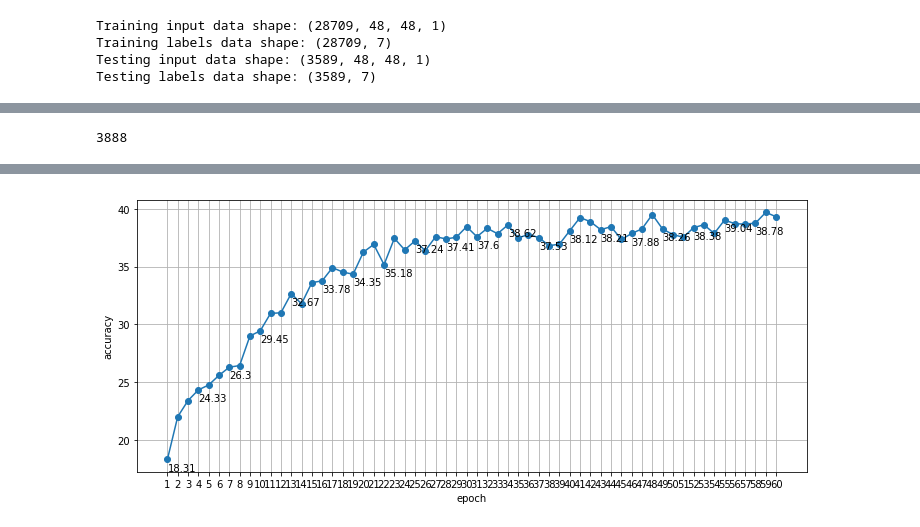
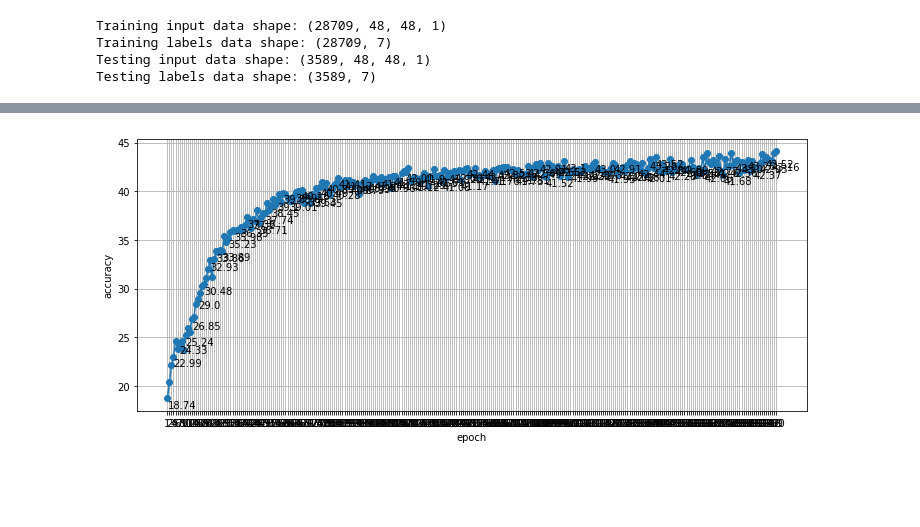
Before and after one commit to aparecidovieira/facial_expression_recog, a Jupyter notebook: facial_expression.ipynb, the cells around one changed output, grey strips where cells are left out. Saved outputs shown, nothing was run; the diff lists cells and outputs as text; code cells hidden in the pictures; blank space fills up the shorter version.

```diff
--- a/facial_expression.ipynb
+++ b/facial_expression.ipynb
@@ -85,7 +85,7 @@ Emoion : angry
 from sklearn.utils import shuffle
 from sklearn.model_selection import train_test_split
 
-X_tr, X_val, Y_tr, Y_val = train_test_split(X_tr, Y_tr, test_size=0.3, random_state=0)
+X_tr, X_val, Y_tr, Y_val = train_test_split(X_tr, Y_tr, test_size=0.2, random_state=0)
 # %%
 tf.reset_default_graph()
 sess = tf.Session()
@@ -184,19 +274,17 @@ def CNN(x_):
 
 x = tf.placeholder(dtype=tf.float32, shape=(None, 48, 48, 1))
 y = tf.placeholder(dtype=tf.float32, shape=(None, n_classes))
-
-epochs = 60
+n_labels = 7
+epochs = 300
 batch_size = 512
-logits = CNN(x)
+logits = cnn(x)
-# %% [output]
-3888
 # %%
 softmax = tf.nn.softmax(logits)
-learning_rate = 8e-4
+learning_rate = 1e-4
 loss = tf.reduce_mean(tf.nn.softmax_cross_entropy_with_logits(logits=logits, labels=y))
 optimizer = tf.train.AdamOptimizer(learning_rate, beta1=0.9, beta2=0.99).minimize(loss)
 
-prediction = tf.equal(tf.argmax(logits, 1), tf.argmax(y, 1))
+prediction = tf.equal(tf.argmax(softmax, 1), tf.argmax(y, 1))
 accuracy = tf.reduce_mean(tf.cast(prediction, dtype=tf.float32))
 # %%
 acc_map = []
@@ -214,10 +302,14 @@ try:
             for offset in range(0, samples, batch_size):
                 end = offset+batch_size
                 xs_batch, ys_batch = X_train[offset:end], Y_train[offset:end]
-                loss_, _, acc_ = sess.run([loss, optimizer, accuracy], feed_dict={x: xs_batch, y: ys_batch})
+                loss_, _ = sess.run([loss, optimizer], feed_dict={x: xs_batch, y: ys_batch})
 
             validation_loss, validation_acc = train(X_val, Y_val)
             # acc map
+            #validation_loss, validation_acc = sess.run([loss, accuracy], feed_dict={x: X_val, y: Y_val})
+
+
+
             acc_map.append(round(validation_acc*100, 2))
             print("EPOCH {}".format(epoch + 1))
             print ("Validation Loss = {:.3f} and Validation Accuracy = {:.3f} %".format(validation_loss, 100 *validation_acc))
@@ -230,7 +322,8 @@ try:
         for i, j in list(zip(range(1, epochs+1), acc_map))[0::3]:
             plt.text(i, j-1, str(j))
 
-
+        te_loss, te_acc = sess.run([loss, accuracy], feed_dict={x: X_te, y: Y_te})
+        print('Test loss: {} and Accuracy loss: {}'.format(te_loss, 100 * te_acc))
 except KeyboardInterrupt:
     print('Training interrupted')
 # %% [output]
@@ -254 +347 @@ Validation Loss = 3.423 and Validation Accuracy = 39.327 %
-[figure, old version]
+[figure, new version]
```
Also changed, not shown: parts of 4 cells of this notebook.
